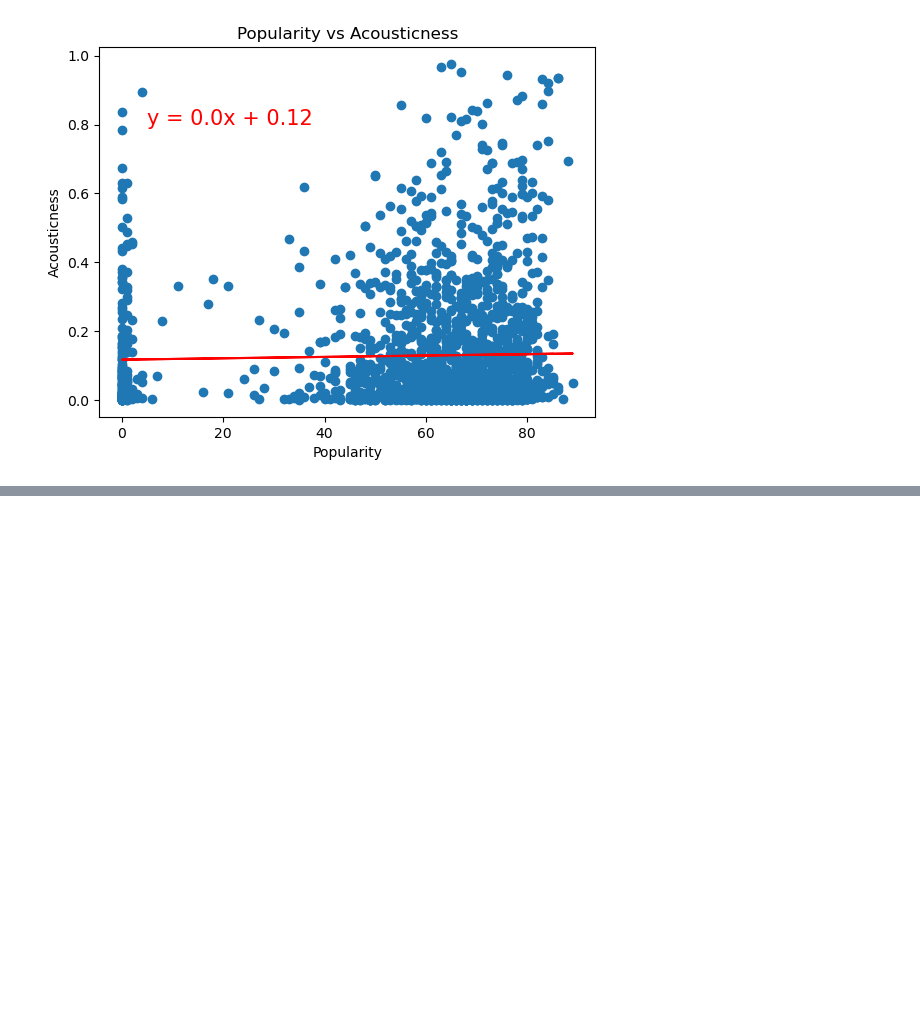
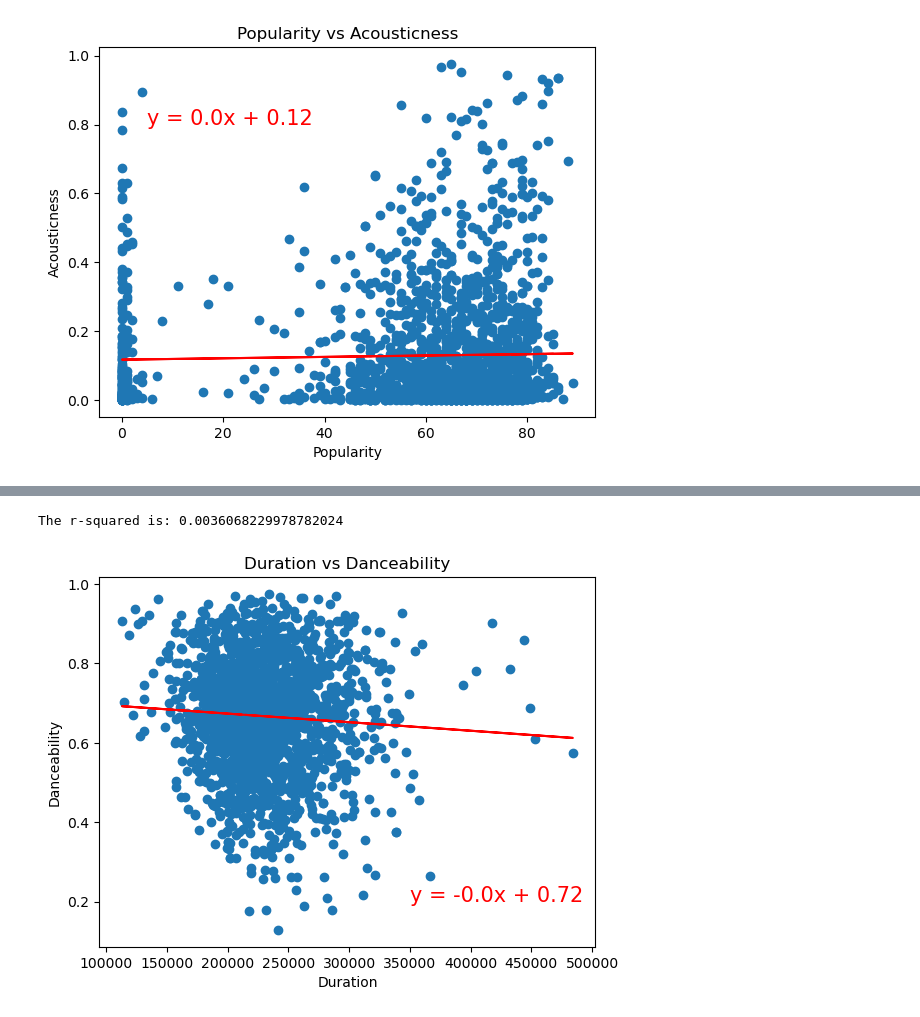
Before and after one commit to RyWheliss96/project-one, a Jupyter notebook: DM.ipynb, the cells around one changed output, grey strips where cells are left out. Drawn from its saved outputs; the diff is of its cells as text; code cells hidden in the pictures; blank space fills up the shorter version.

```diff
--- a/DM.ipynb
+++ b/DM.ipynb
@@ -102,0 +116,5 @@ losers.head()
+# %%
+linear_reg_plot(spotify_df['duration_ms'],spotify_df['danceability'],350000,0.2,"Duration","Danceability", "Duration vs Danceability")
+# %% [output]
+The r-squared is: 0.0036068229978782024
+[figure, added]
```
Also changed, not shown: parts of 8 cells of this notebook.
